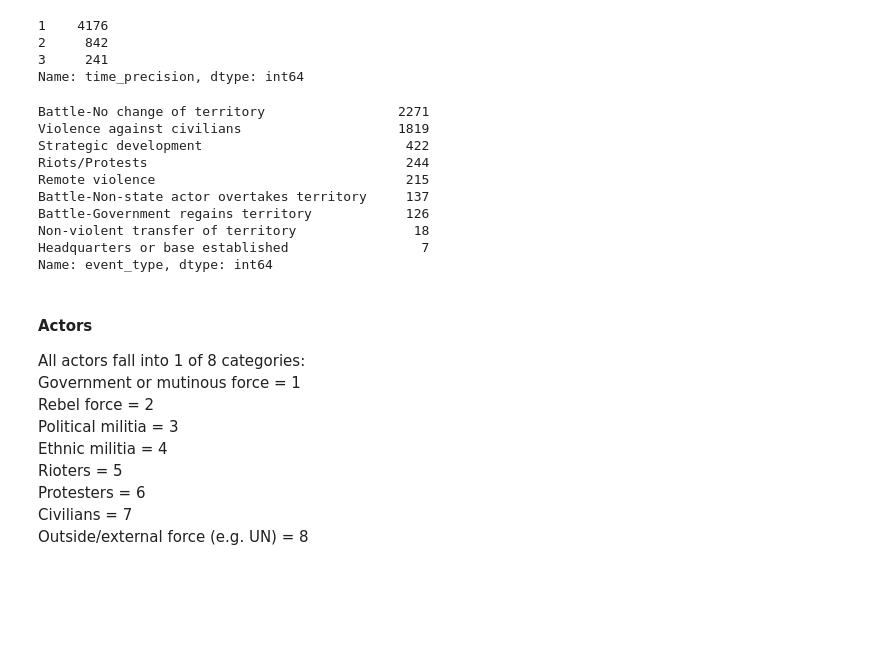
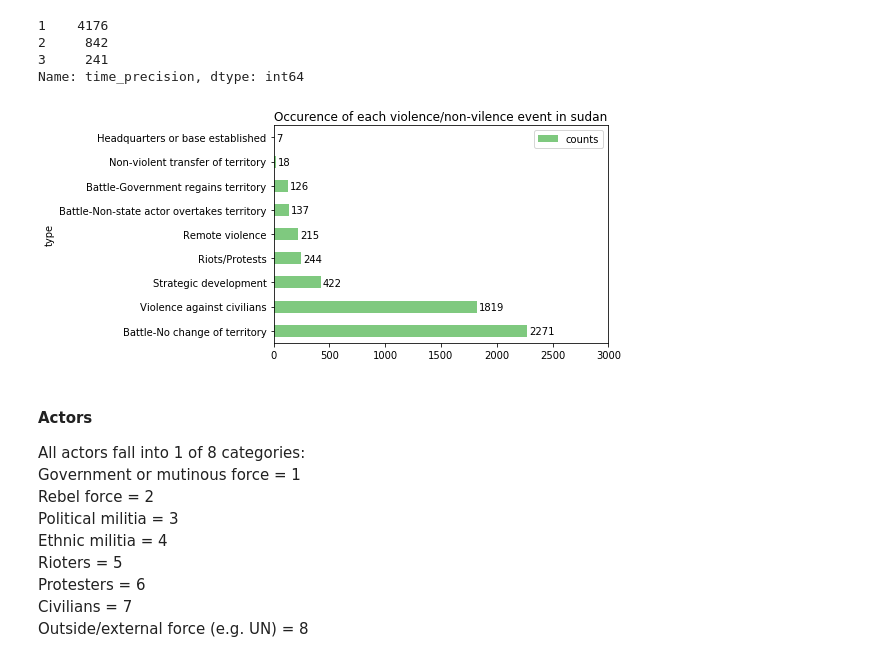
Before and after one commit to hbshih/Data-Science-17-18-Project, a Jupyter notebook: South_Sudan_Violence_Data.ipynb, the cells around one changed output. Drawn from its saved outputs; the diff is of its cells as text; code cells hidden in the pictures; blank space fills up the shorter version.

Commit message:
Worked on sudan violence data

```diff
--- a/South_Sudan_Violence_Data.ipynb
+++ b/South_Sudan_Violence_Data.ipynb
@@ -32,19 +32,28 @@ south_sudan_violence_data.time_precision.value_counts()
 2     842
 3     241
 Name: time_precision, dtype: int64
-# %%
-south_sudan_violence_data.event_type.value_counts()
-# %% [output]
-Battle-No change of territory                 2271
-Violence against civilians                    1819
-Strategic development                          422
-Riots/Protests                                 244
-Remote violence                                215
-Battle-Non-state actor overtakes territory     137
-Battle-Government regains territory            126
-Non-violent transfer of territory               18
-Headquarters or base established                 7
-Name: event_type, dtype: int64
+# %%
+sudan_event_type = south_sudan_violence_data.event_type.value_counts().rename_axis('type').reset_index(name='counts')
+# %%
+import matplotlib.pyplot as plt
+%matplotlib inline
+
+sudan_event_type.set_index("type", inplace=True, drop=True)
+
+sudan_event_type.plot.barh(
+    title = "Occurence of each violence/non-vilence event in sudan",
+    xlim = (0,3000),
+    colormap = plt.cm.Accent
+)
+
+for i, label in enumerate(list(sudan_event_type.index)):
+    score = sudan_event_type.loc[label, "counts"]
+    label = sudan_event_type.loc[label, "counts"]
+    plt.annotate(str(label), (score + 20, i - 0.15))
+
+plt.show()
+# %% [output]
+[figure, added]
 # %% [markdown]
 #### Actors
 All actors fall into 1 of 8 categories: <br>
```
Also changed, not shown: parts of 6 cells of this notebook, 23 other files.
